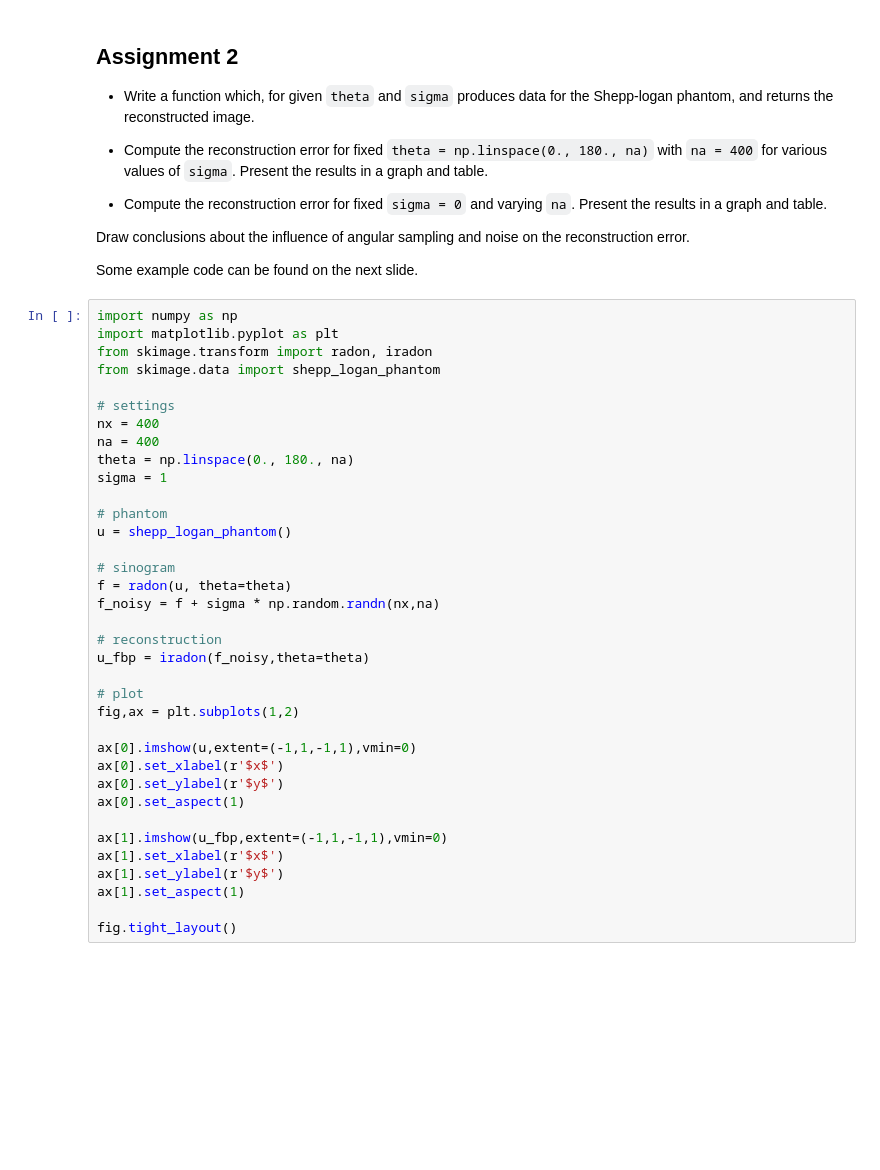
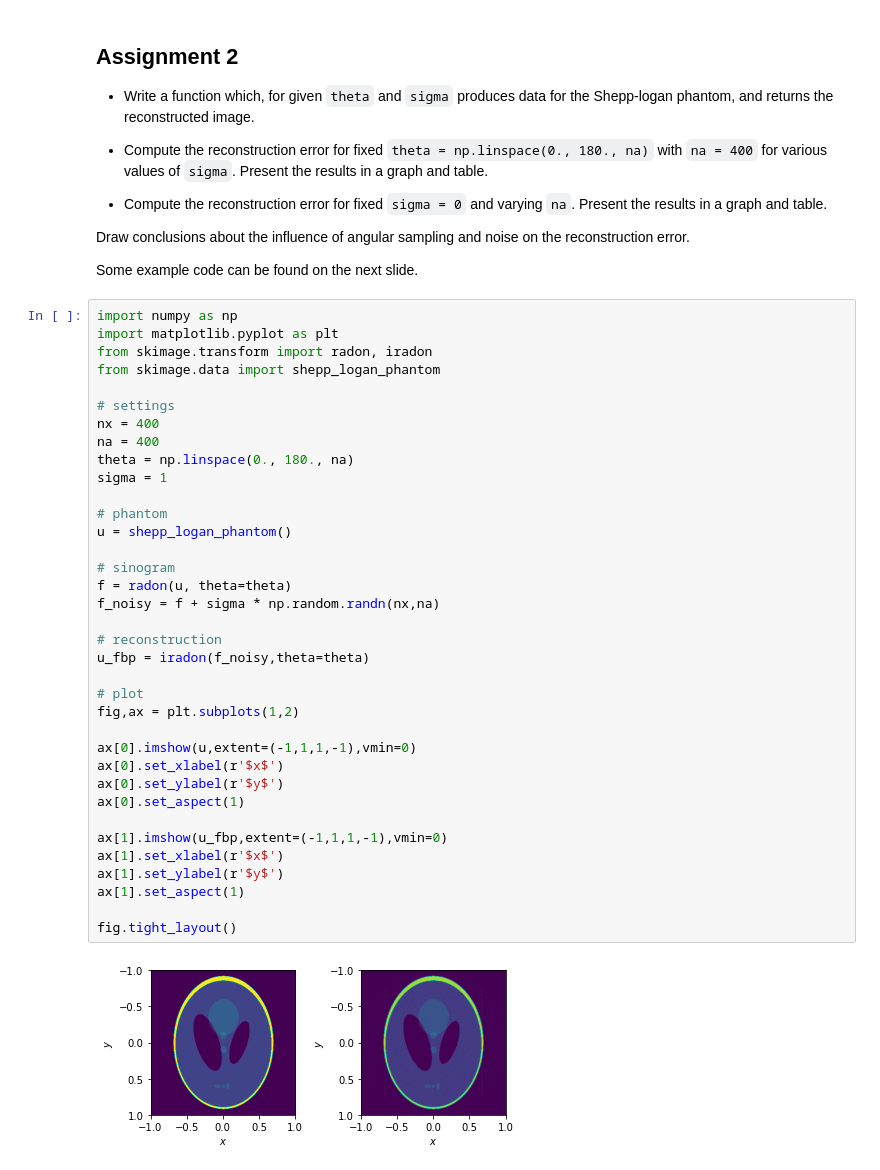
Before and after one commit to TristanvanLeeuwen/InleidingSC2-CT, a Jupyter notebook: lectures/lecture1.ipynb, the cells around one changed output. Drawn from its saved outputs; the diff is of its cells as text; blank space fills up the shorter version.

```diff
--- a/lectures/lecture1.ipynb
+++ b/lectures/lecture1.ipynb
@@ -339,32 +339,34 @@ from skimage.transform import radon, iradon
 from skimage.data import shepp_logan_phantom
 
 # settings
 nx = 400
 na = 400
 theta = np.linspace(0., 180., na)
 sigma = 1
 
 # phantom
 u = shepp_logan_phantom()
 
 # sinogram
 f = radon(u, theta=theta)
 f_noisy = f + sigma * np.random.randn(nx,na)
 
 # reconstruction
 u_fbp = iradon(f_noisy,theta=theta)
 
 # plot
 fig,ax = plt.subplots(1,2)
 
-ax[0].imshow(u,extent=(-1,1,-1,1),vmin=0)
+ax[0].imshow(u,extent=(-1,1,1,-1),vmin=0)
 ax[0].set_xlabel(r'$x$')
 ax[0].set_ylabel(r'$y$')
 ax[0].set_aspect(1)
 
-ax[1].imshow(u_fbp,extent=(-1,1,-1,1),vmin=0)
+ax[1].imshow(u_fbp,extent=(-1,1,1,-1),vmin=0)
 ax[1].set_xlabel(r'$x$')
 ax[1].set_ylabel(r'$y$')
 ax[1].set_aspect(1)
 
 fig.tight_layout()
+# %% [output]
+[figure, added]
```
Also changed, not shown: parts of 5 cells of this notebook, 4 other files.
